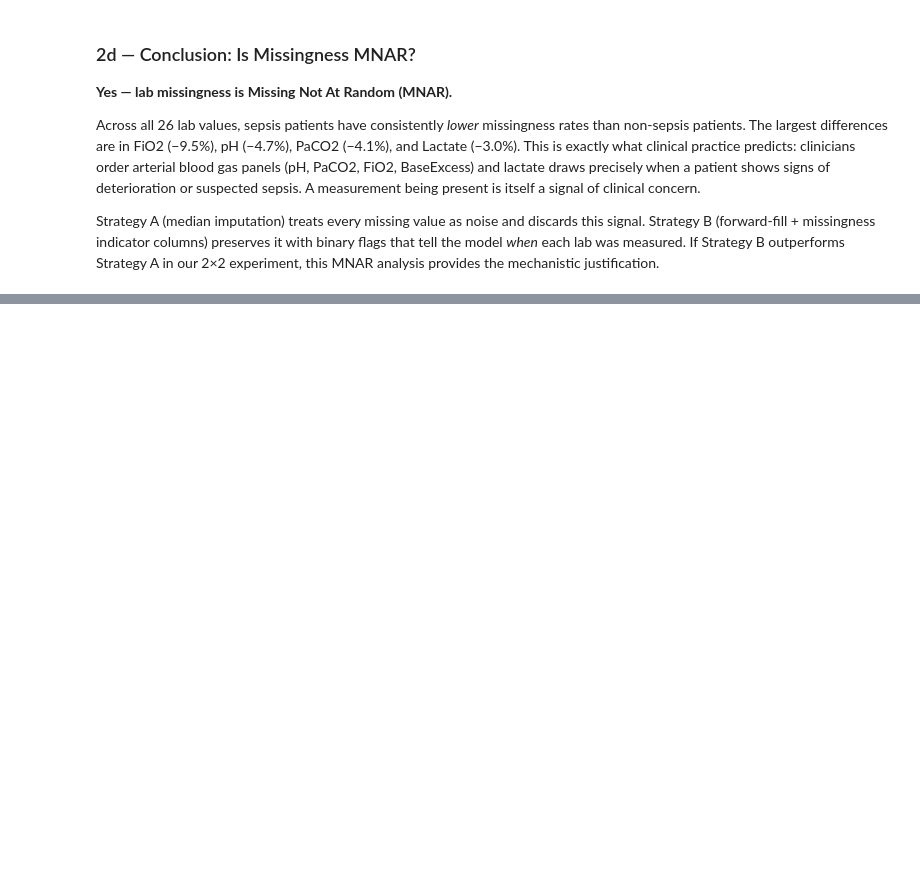
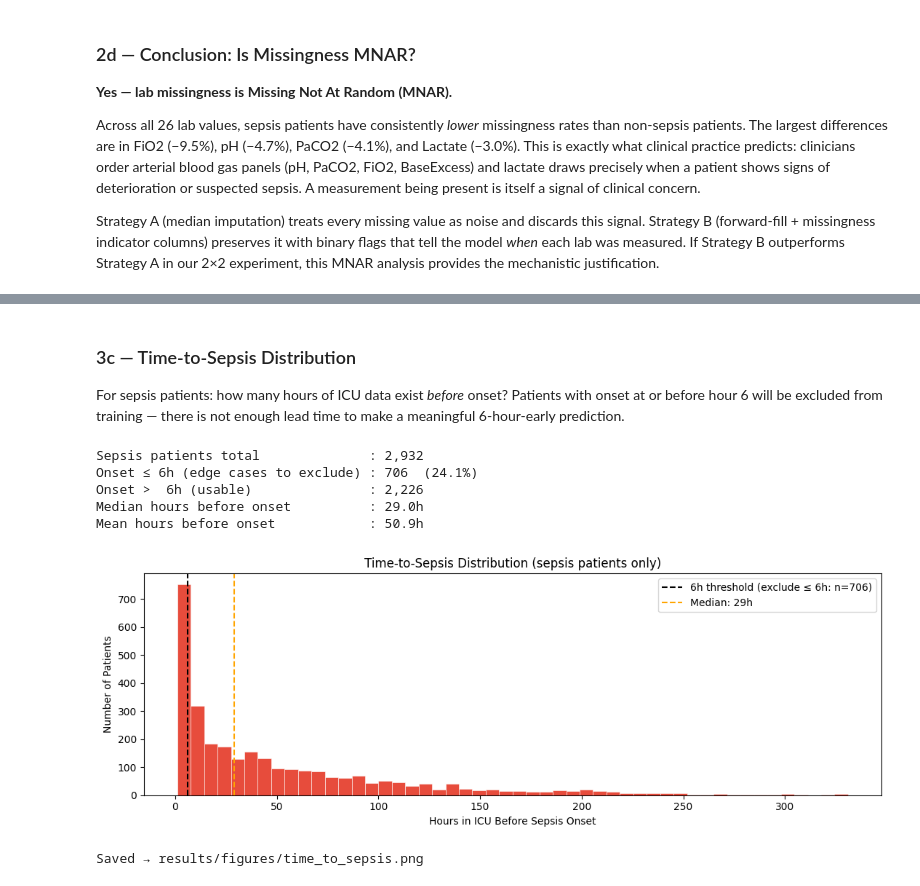
Before and after one commit to GeorgeDavidson2/Sepsis_ML_Prediction, a Jupyter notebook: notebooks/00_EDA.ipynb, the cells around one changed output, grey strips where cells are left out. Saved outputs shown, nothing was run; the diff lists cells and outputs as text; code cells hidden in the pictures; blank space fills up the shorter version.

```diff
--- a/notebooks/00_EDA.ipynb
+++ b/notebooks/00_EDA.ipynb
@@ -225,0 +300,38 @@ Strategy A (median imputation) treats every missing value as noise and discards
+# %% [markdown]
+### 3c — Time-to-Sepsis Distribution
+
+For sepsis patients: how many hours of ICU data exist *before* onset? Patients with onset at or before hour 6 will be excluded from training — there is not enough lead time to make a meaningful 6-hour-early prediction.
+# %%
+df_sepsis   = df[df['patient_id'].isin(sepsis_ids)]
+onset_hour  = (df_sepsis[df_sepsis['SepsisLabel'] == 1]
+               .groupby('patient_id')['ICULOS'].min())
+
+edge_cases  = (onset_hour <= 6).sum()
+print(f"Sepsis patients total              : {len(onset_hour):,}")
+print(f"Onset ≤ 6h (edge cases to exclude) : {edge_cases}  ({100*edge_cases/len(onset_hour):.1f}%)")
+print(f"Onset >  6h (usable)               : {len(onset_hour)-edge_cases:,}")
+print(f"Median hours before onset          : {onset_hour.median():.1f}h")
+print(f"Mean hours before onset            : {onset_hour.mean():.1f}h")
+
+fig, ax = plt.subplots(figsize=(11, 4))
+ax.hist(onset_hour, bins=50, color='#e74c3c', edgecolor='white', linewidth=0.4)
+ax.axvline(6, color='black', linestyle='--', linewidth=1.5,
+           label=f'6h threshold (exclude ≤ 6h: n={edge_cases})')
+ax.axvline(onset_hour.median(), color='orange', linestyle='--', linewidth=1.5,
+           label=f'Median: {onset_hour.median():.0f}h')
+ax.set_xlabel('Hours in ICU Before Sepsis Onset')
+ax.set_ylabel('Number of Patients')
+ax.set_title('Time-to-Sepsis Distribution (sepsis patients only)')
+ax.legend()
+plt.tight_layout()
+plt.savefig(_root / FIGURES_DIR / 'time_to_sepsis.png', dpi=150)
+plt.show()
+print("Saved → results/figures/time_to_sepsis.png")
+# %% [output]
+Sepsis patients total              : 2,932
+Onset ≤ 6h (edge cases to exclude) : 706  (24.1%)
+Onset >  6h (usable)               : 2,226
+Median hours before onset          : 29.0h
+Mean hours before onset            : 50.9h
+[figure, added]
+Saved → results/figures/time_to_sepsis.png
```
Also changed, not shown: parts of 4 cells of this notebook, 3 other files.
